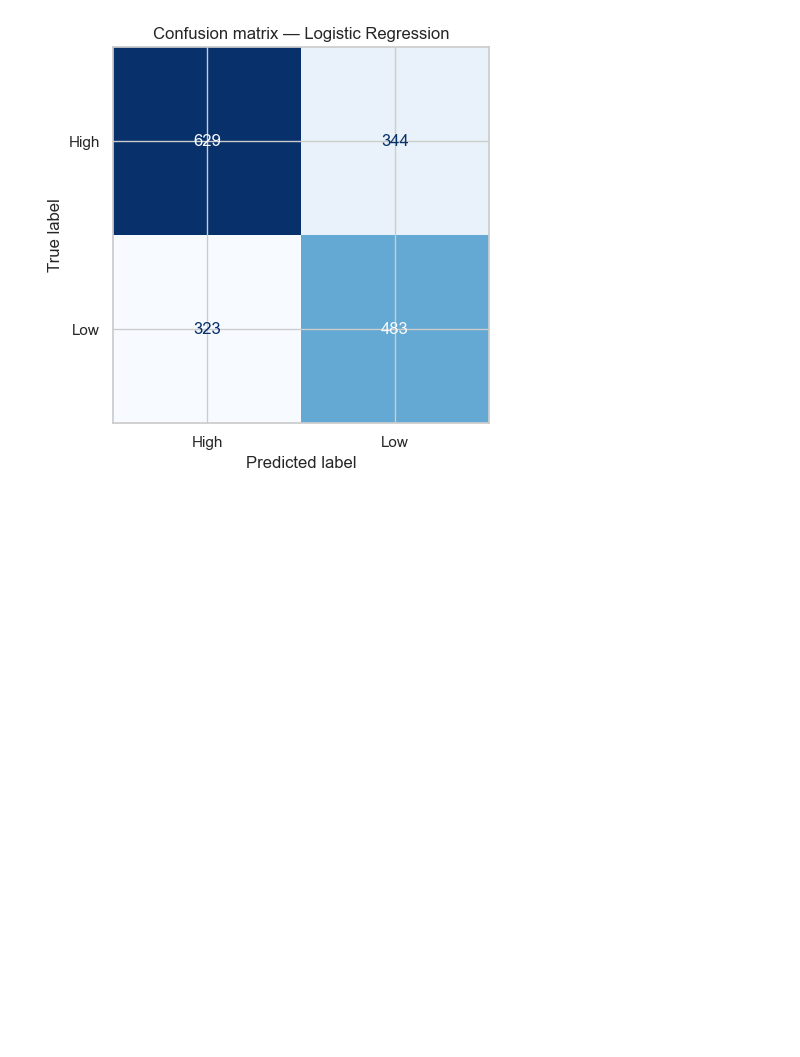
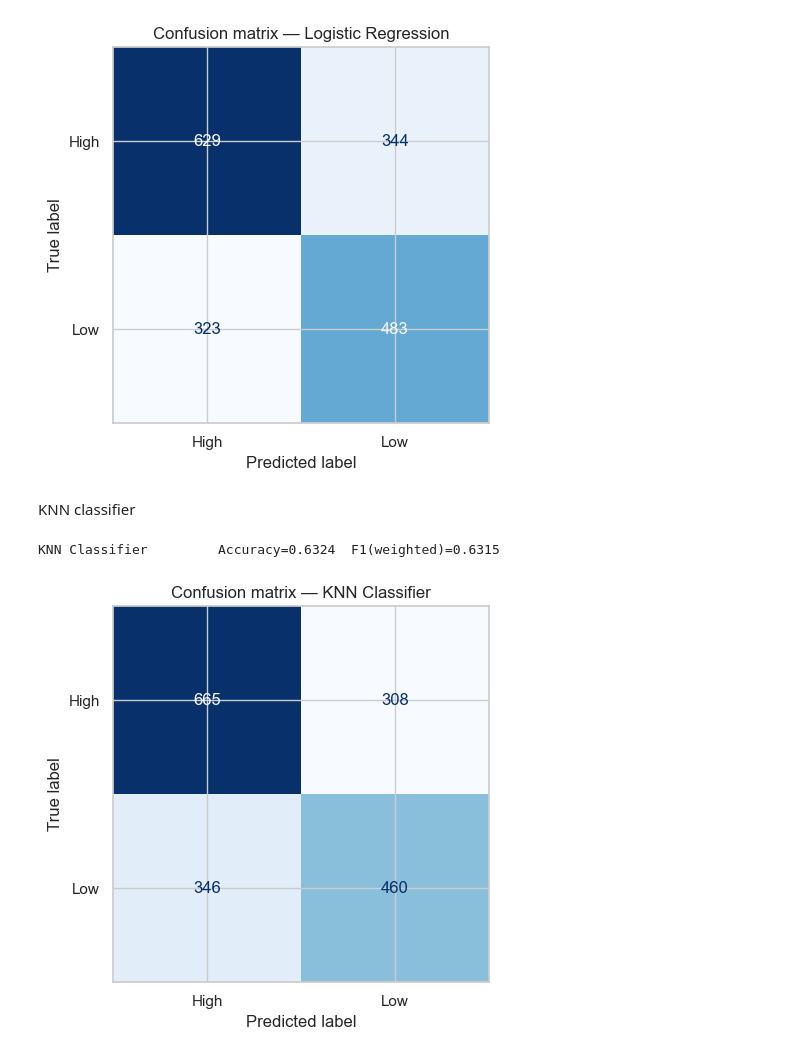
Before and after one commit to Kamalini29/ML-Capstone, a Jupyter notebook: notebooks/Classification.ipynb, the cells around one changed output. Drawn from its saved outputs; the diff is of its cells as text; code cells hidden in the pictures; blank space fills up the shorter version.

Commit message:
Add knn classifier

```diff
--- a/notebooks/Classification.ipynb
+++ b/notebooks/Classification.ipynb
@@ -291,3 +291,11 @@ logreg = evaluate_clf("Logistic Regression", LogisticRegression(max_iter=1000, r
 # %% [output]
 Logistic Regression    Accuracy=0.6251  F1(weighted)=0.6254
 [figure]
+# %% [markdown]
+KNN classifier
+# %%
+knn = evaluate_clf("KNN Classifier", KNeighborsClassifier(n_neighbors=9),
+                    X_train_scaled, X_test_scaled, y_train, y_test, le.classes_)
+# %% [output]
+KNN Classifier         Accuracy=0.6324  F1(weighted)=0.6315
+[figure, added]
```
